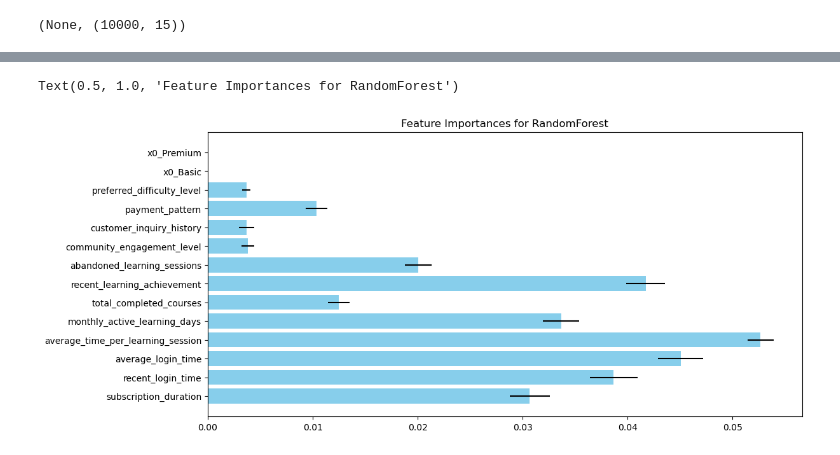
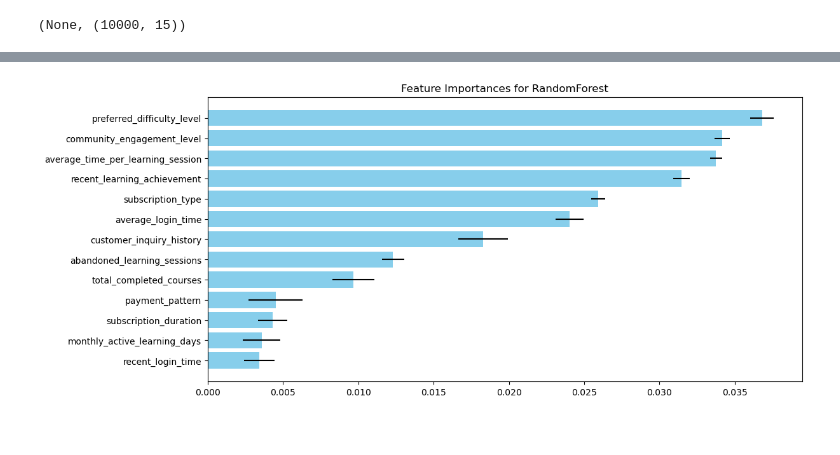
Before and after one commit to yadonnn/dacon_subscription_classification, a Jupyter notebook: preprocess.ipynb, the cells around one changed output, grey strips where cells are left out. Saved outputs shown, nothing was run; the diff lists cells and outputs as text; code cells hidden in the pictures.

```diff
--- a/preprocess.ipynb
+++ b/preprocess.ipynb
@@ -82,11 +49,0 @@ print(X_train_c.shape, X_test_c.shape)
-# %%
-from sklearn.ensemble import RandomForestClassifier
-from sklearn.metrics import f1_score
-rf = RandomForestClassifier()
-rf.fit(X_train_c, y_train)
-
-y_train_pred = rf.predict(X_train_c)
-y_test_pred = rf.predict(X_test_c)
-
-print(f'train f1 : {f1_score(y_train, y_train_pred)} ')
-print(f'test f1 : {f1_score(y_test, y_test_pred)} ')
@@ -95,0 +127,4 @@ test f1 : 0.7303280874899973
+# %%
+from sklearn import set_config
+# set_config(display='diagram')
+pipe.fit(X_train, y_train)
@@ -96,4 +151,15 @@ test f1 : 0.7303280874899973
 # %%
 from sklearn.inspection import permutation_importance
-
-pi = permutation_importance(rf, X_train_c, y_train, n_repeats=30)
+# permutation_importance? 피쳐 하나씩 뒤섞어서 망친 다음 중요도 평가
+pi = permutation_importance(pipe, X_train, y_train, n_repeats=10, random_state=42, scoring='f1')
+# %%
+# 컬럼 순서대로 잘 불러오기!!
+transformed_cols = list(num_cols) + [label_cols] + [ohe_cols]
+left_behind_cols = X_train.columns.difference(transformed_cols)
+feature_names = transformed_cols + list(left_behind_cols)
+
+# feature importance
+fig, ax = plt.subplots(figsize=(12, 5), constrained_layout=True)
+ax.barh(feature_names, pi.importances_mean, xerr=pi.importances_std, color='skyblue')
+ax.set_title('Feature Importances for RandomForest')
+plt.show()
@@ -100,10 +168,10 @@ pi = permutation_importance(rf, X_train_c, y_train, n_repeats=30)
 # %%
-feature_names = list(num_features) + [cat_features[0]] + list(ohe.get_feature_names_out())
-# feature_names
-
+# feature importance 정렬
+sorted_idx = pi.importances_mean.argsort()
 fig, ax = plt.subplots(figsize=(12, 5), constrained_layout=True)
-ax.barh(feature_names, pi.importances_mean, xerr=pi.importances_std, color='skyblue')
+ax.barh(np.array(feature_names)[sorted_idx], pi.importances_mean[sorted_idx],\
+         xerr=pi.importances_std, color='skyblue')
 ax.set_title('Feature Importances for RandomForest')
+plt.show()
 # %% [output]
-Text(0.5, 1.0, 'Feature Importances for RandomForest')
-[figure, old version]
+[figure, new version]
```
Also changed, not shown: parts of 12 cells of this notebook.
